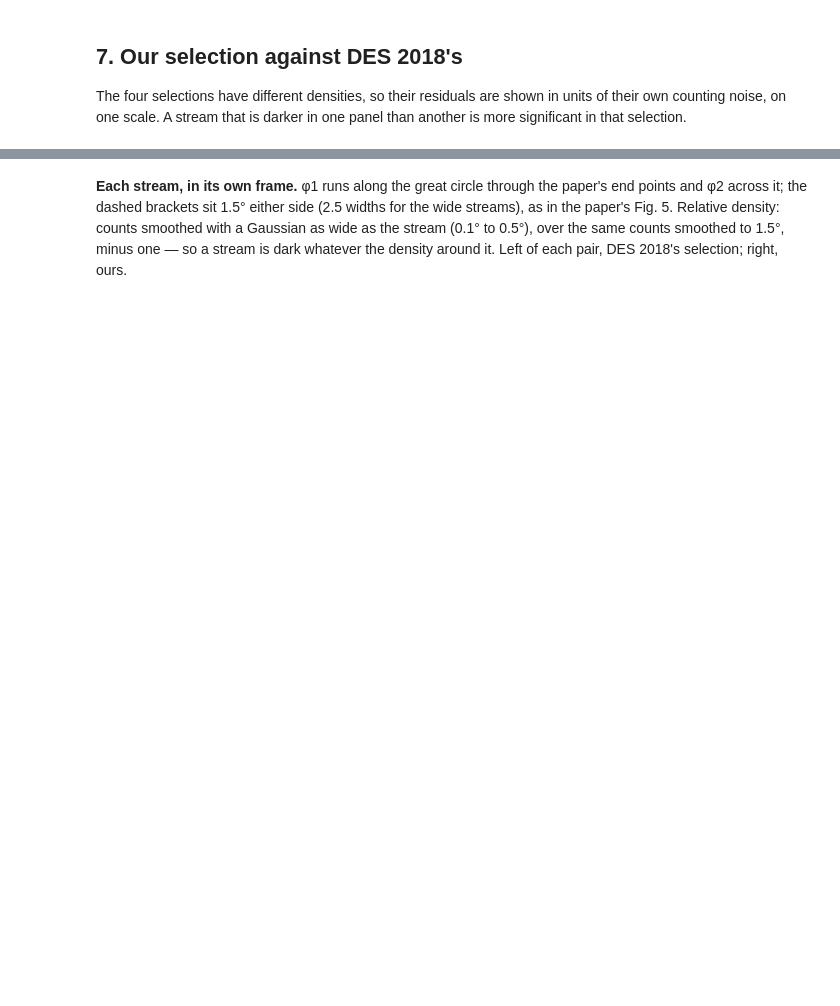
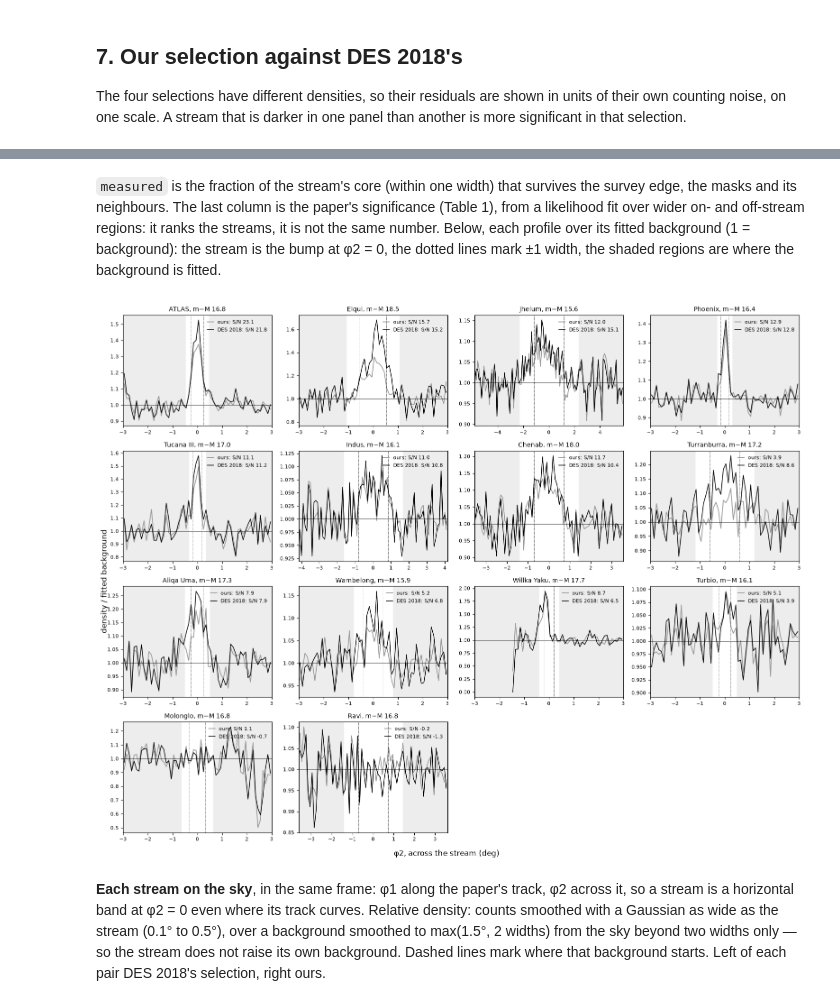
Before and after one commit to MatthieuPE/streamgoggles, a Jupyter notebook: notebooks/des2018_reproduction.ipynb, the cells around one changed output, grey strips where cells are left out. Drawn from its saved outputs; the diff is of its cells as text; code cells hidden in the pictures; blank space fills up the shorter version.

```diff
--- a/notebooks/des2018_reproduction.ipynb
+++ b/notebooks/des2018_reproduction.ipynb
@@ -541,7 +610,40 @@ snr.round(1)
+# %% [markdown]
+`measured` is the fraction of the stream's core (within one width) that
+survives the survey edge, the masks and its neighbours. The last column is the
+paper's significance (Table 1), from a likelihood fit
+over wider on- and off-stream regions: it ranks the streams, it is not the
+same number. Below, each profile over its fitted background (1 = background):
+the stream is the bump at φ2 = 0, the dotted lines mark ±1 width, the shaded
+regions are where the background is fitted.
+# %%
+fig, axes = plt.subplots(4, 4, figsize=(16, 12.5))
+for ax, name in zip(axes.flat, snr.index):
+    width = DES2018_STREAM_WIDTHS[name]
+    for selection, style in (("ours", dict(color="0.6", lw=1.3)), ("DES 2018", dict(color="black", lw=1.1))):
+        centres, ratio, value = profiles[name, selection]
+        ax.plot(centres, ratio, label=f"{selection}: S/N {value:.1f}", **style)
+    reach = pixels[name][3]
+    for side in (-1, 1):
+        ax.axvline(side * width, color="black", lw=0.7, ls=":")
+        ax.axvspan(side * 2 * width, side * reach, color="0.93", zorder=0)
+    ax.axhline(1, color="black", lw=0.6)
+    ax.set_xlim(-reach, reach)
+    ax.set_title(f"{name}, m−M {DES2018_DISTANCE_MODULI[name]}", fontsize=10)
+    ax.legend(fontsize=8, frameon=False, loc="upper right", handlelength=1.2)
+    ax.tick_params(labelsize=8)
+for ax in axes.flat[len(STREAMS):]:
+    ax.axis("off")
+fig.supxlabel("φ2, across the stream (deg)")
+fig.supylabel("density / fitted background")
+fig.tight_layout()
+plt.show()
+# %% [output]
+[figure, added]
 # %% [markdown]
-**Each stream, in its own frame.** φ1 runs along the great circle through the
-paper's end points and φ2 across it; the dashed brackets sit 1.5° either side
-(2.5 widths for the wide streams), as in the paper's Fig. 5. Relative density:
-counts smoothed with a Gaussian as wide as the stream (0.1° to 0.5°), over the
-same counts smoothed to 1.5°, minus one — so a stream is dark whatever the
-density around it. Left of each pair, DES 2018's selection; right, ours.
+**Each stream on the sky**, in the same frame: φ1 along the paper's track,
+φ2 across it, so a stream is a horizontal band at φ2 = 0 even where its track
+curves. Relative density: counts smoothed with a Gaussian as wide as the
+stream (0.1° to 0.5°), over a background smoothed to max(1.5°, 2 widths) from
+the sky beyond two widths only — so the stream does not raise its own
+background. Dashed lines mark where that background starts. Left of each
+pair DES 2018's selection, right ours.
```
Also changed, not shown: parts of 16 cells of this notebook, 23 other files.
